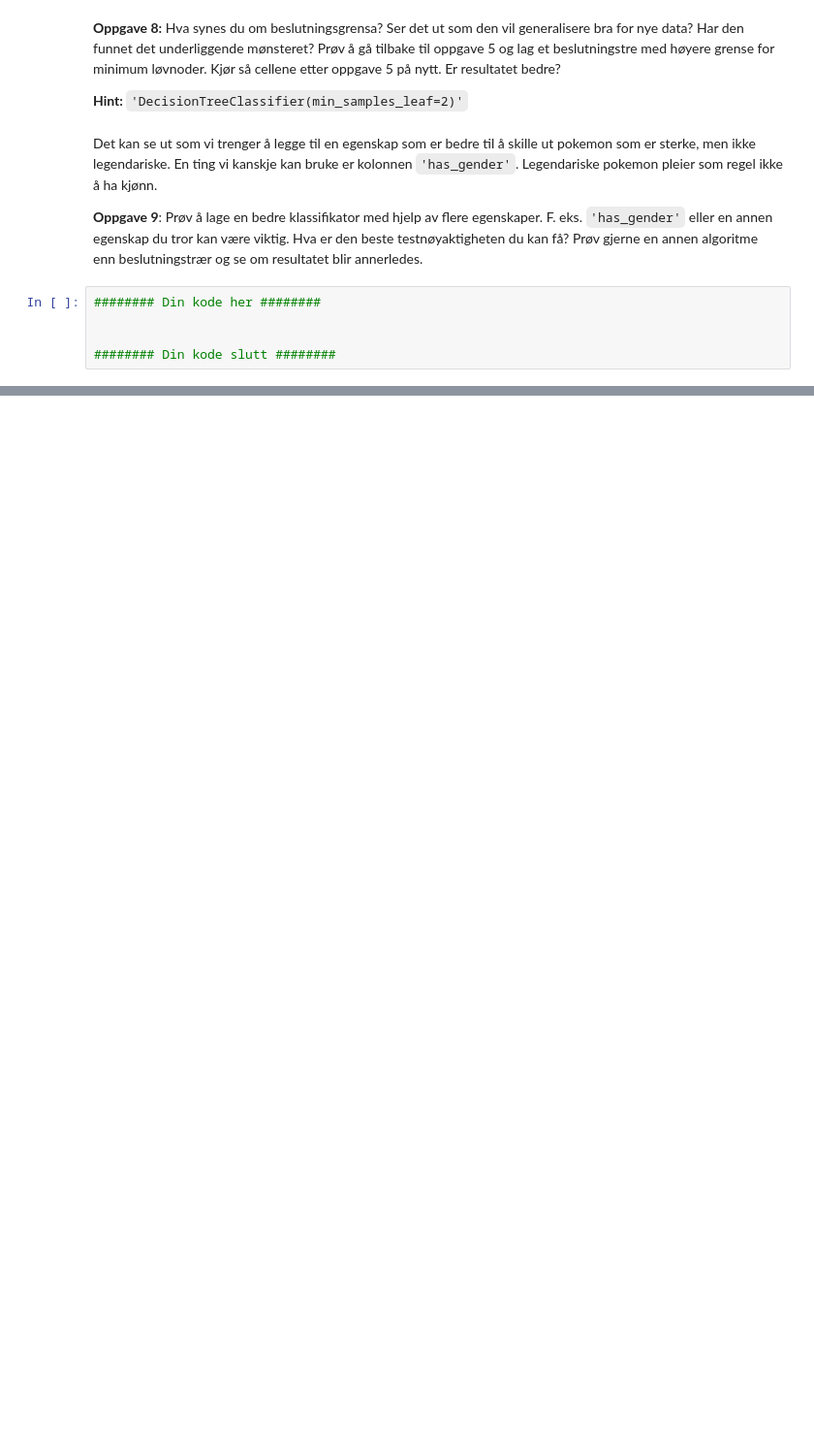
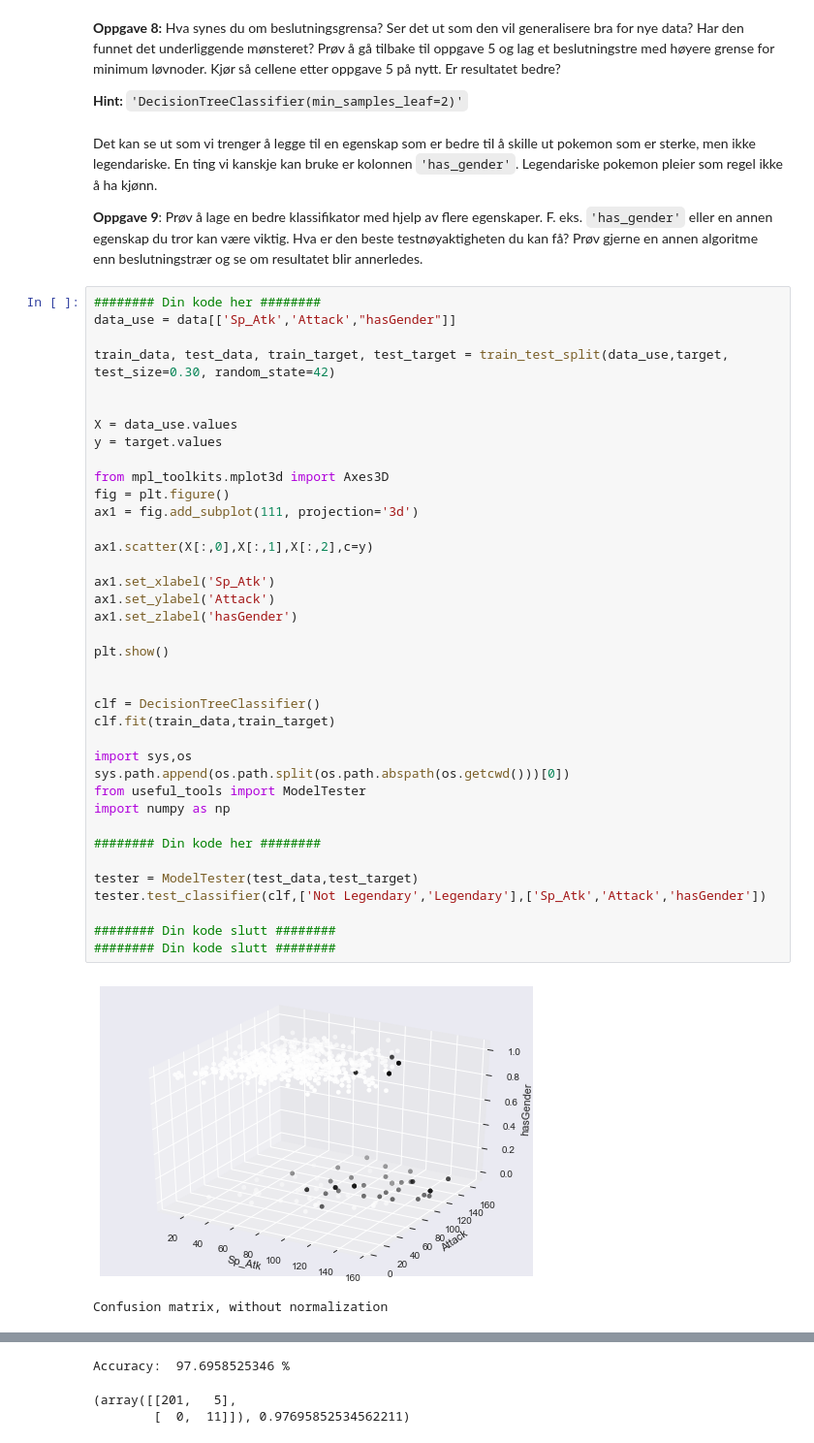
Before and after one commit to MarieRoald/MLkurs, a Jupyter notebook: MLkursFerdig/notebooks/solutions/KlassifisereLegendariskePokemon-solutions.ipynb, the cells around one changed output, grey strips where cells are left out. Shown at 97% size. Drawn from its saved outputs; the diff is of its cells as text; blank space fills up the shorter version.

```diff
--- a/MLkursFerdig/notebooks/solutions/KlassifisereLegendariskePokemon-solutions.ipynb
+++ b/MLkursFerdig/notebooks/solutions/KlassifisereLegendariskePokemon-solutions.ipynb
@@ -149,8 +176,44 @@ plt.show()
 Det kan se ut som vi trenger å legge til en egenskap som er bedre til å skille ut pokemon som er sterke, men ikke legendariske. En ting vi kanskje kan bruke er kolonnen `'has_gender'`. Legendariske pokemon pleier som regel ikke å ha kjønn.
 
 **Oppgave 9**: Prøv å lage en bedre klassifikator med hjelp av flere egenskaper. F. eks. `'has_gender'` eller en annen egenskap du tror kan være viktig. Hva er den beste testnøyaktigheten du kan få? Prøv gjerne en annen algoritme enn beslutningstrær og se om resultatet blir annerledes.
-# %%
-######## Din kode her ########
-
-
-######## Din kode slutt ########
+# %%
+######## Din kode her ########
+data_use = data[['Sp_Atk','Attack',"hasGender"]]
+
+train_data, test_data, train_target, test_target = train_test_split(data_use,target, test_size=0.30, random_state=42)
+
+
+X = data_use.values
+y = target.values
+
+from mpl_toolkits.mplot3d import Axes3D
+fig = plt.figure()
+ax1 = fig.add_subplot(111, projection='3d')
+
+ax1.scatter(X[:,0],X[:,1],X[:,2],c=y)
+
+ax1.set_xlabel('Sp_Atk')
+ax1.set_ylabel('Attack')
+ax1.set_zlabel('hasGender')
+
+plt.show()
+
+
+clf = DecisionTreeClassifier()
+clf.fit(train_data,train_target)
+
+import sys,os
+sys.path.append(os.path.split(os.path.abspath(os.getcwd()))[0])
+from useful_tools import ModelTester
+import numpy as np
+
+######## Din kode her ########
+
+tester = ModelTester(test_data,test_target)
+tester.test_classifier(clf,['Not Legendary','Legendary'],['Sp_Atk','Attack','hasGender'])
+
+######## Din kode slutt ########
+######## Din kode slutt ########
+# %% [output]
+[figure, added]
+Confusion matrix, without normalization
@@ -156,0 +221,3 @@ Det kan se ut som vi trenger å legge til en egenskap som er bedre til å skille
+Accuracy:  97.6958525346 %
+(array([[201,   5],
+        [  0,  11]]), 0.97695852534562211)
```
Also changed, not shown: parts of 13 cells of this notebook, 3 other files.
